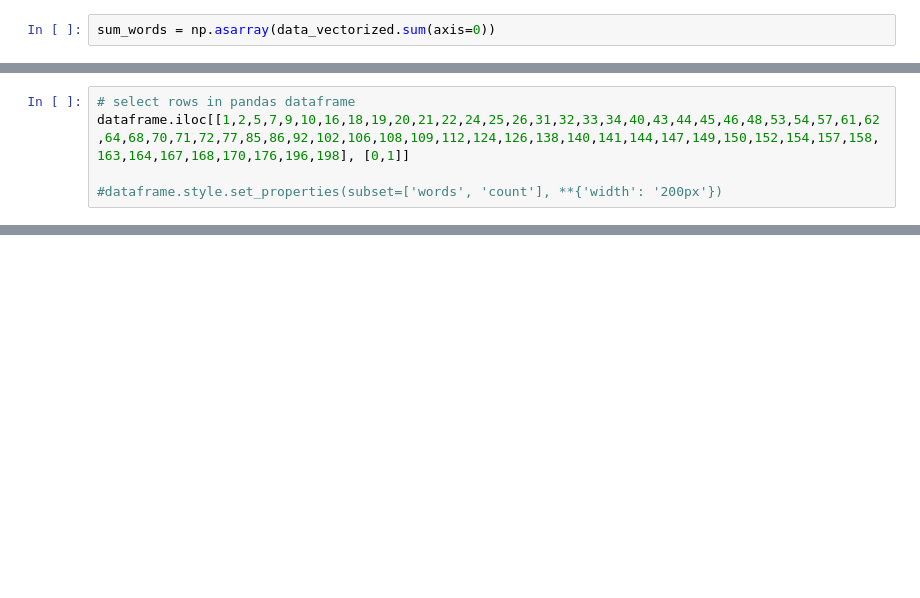
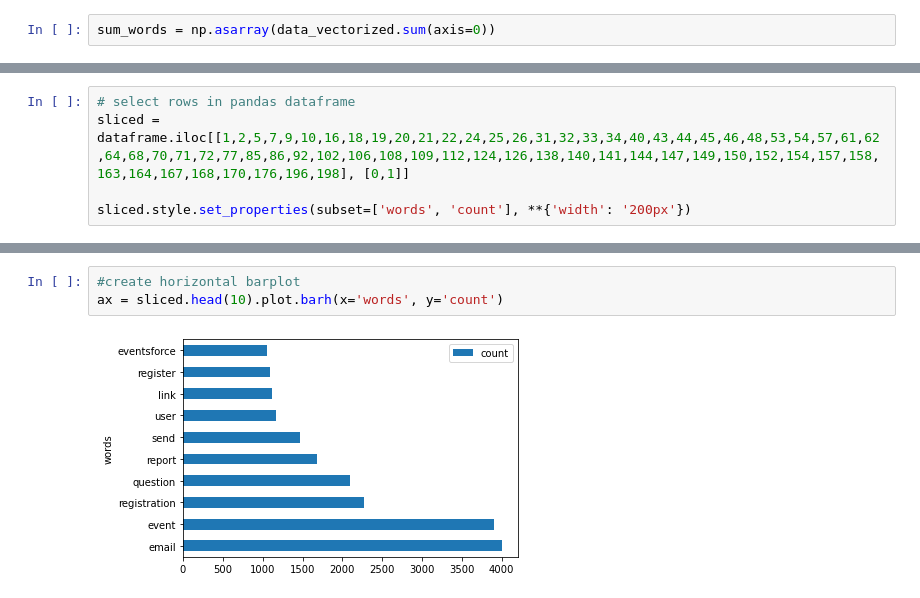
Before and after one commit to smstaneva/zendesk_tag_cloud, a Jupyter notebook: word_cloud_lockdown.ipynb, the cells around one changed output, grey strips where cells are left out. Saved outputs shown, nothing was run; the diff lists cells and outputs as text; blank space fills up the shorter version.

Commit message:
Create horizontal barplot

```diff
--- a/word_cloud_lockdown.ipynb
+++ b/word_cloud_lockdown.ipynb
@@ -220,5 +277,5 @@ dataframe.style.set_properties(subset=['words', 'count'], **{'width': '200px'})
 # %%
 # select rows in pandas dataframe
-dataframe.iloc[[1,2,5,7,9,10,16,18,19,20,21,22,24,25,26,31,32,33,34,40,43,44,45,46,48,53,54,57,61,62,64,68,70,71,72,77,85,86,92,102,106,108,109,112,124,126,138,140,141,144,147,149,150,152,154,157,158,163,164,167,168,170,176,196,198], [0,1]]
+sliced = dataframe.iloc[[1,2,5,7,9,10,16,18,19,20,21,22,24,25,26,31,32,33,34,40,43,44,45,46,48,53,54,57,61,62,64,68,70,71,72,77,85,86,92,102,106,108,109,112,124,126,138,140,141,144,147,149,150,152,154,157,158,163,164,167,168,170,176,196,198], [0,1]]
 
-#dataframe.style.set_properties(subset=['words', 'count'], **{'width': '200px'})
+sliced.style.set_properties(subset=['words', 'count'], **{'width': '200px'})
@@ -224,0 +300,5 @@ dataframe.iloc[[1,2,5,7,9,10,16,18,19,20,21,22,24,25,26,31,32,33,34,40,43,44,45,
+# %%
+#create horizontal barplot
+ax = sliced.head(10).plot.barh(x='words', y='count')
+# %% [output]
+[figure, added]
```
Also changed, not shown: parts of 9 cells of this notebook.
